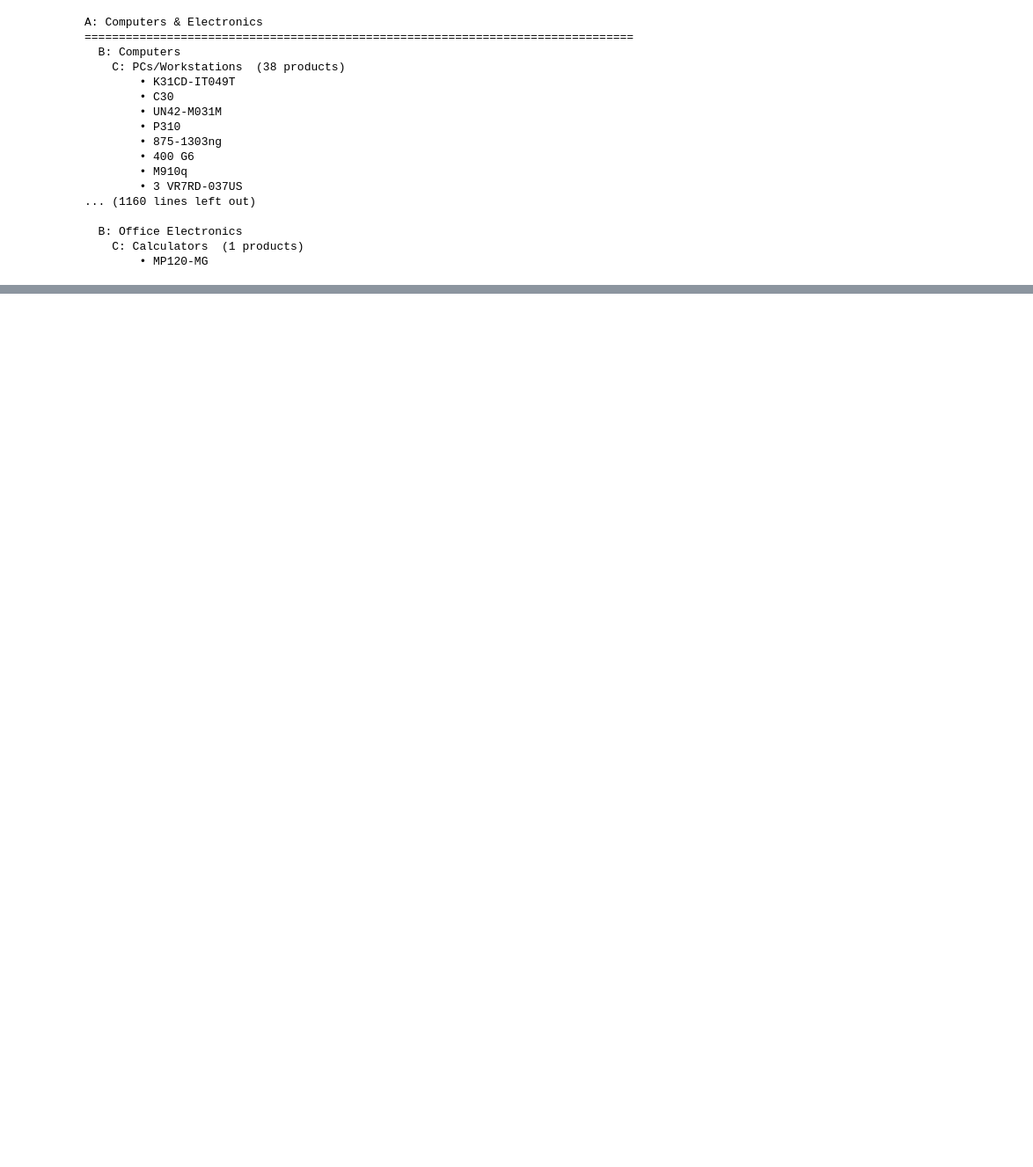
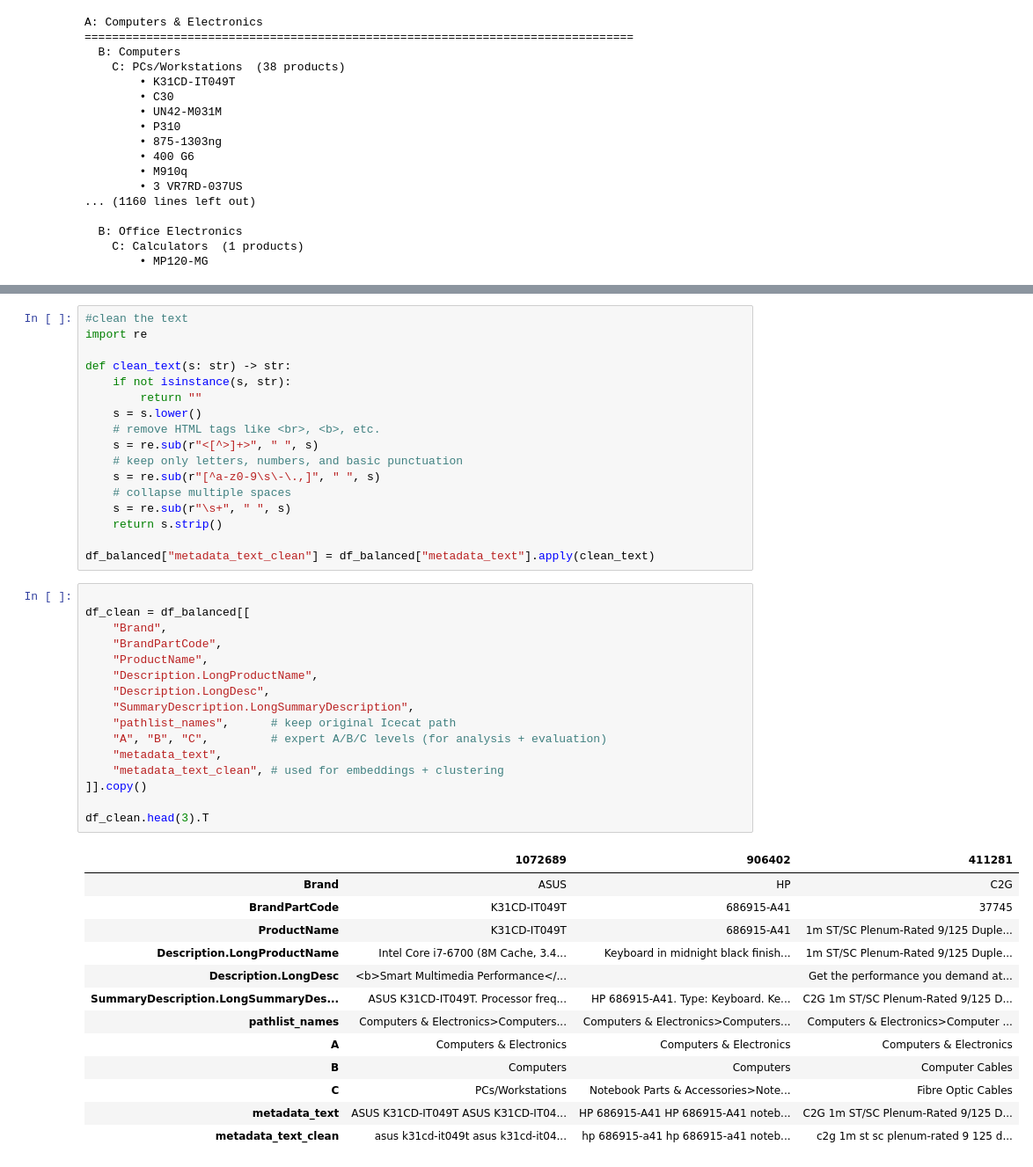
Before and after one commit to AlistairPereira/Taxonomy_Buidling_Textual_Corpora, a Jupyter notebook: prompt_engineering/data/prompt_engineering_exploration.ipynb, the cells around one changed output, grey strips where cells are left out. Shown at 88% size. Saved outputs shown, nothing was run; the diff lists cells and outputs as text; blank space fills up the shorter version.

```diff
--- a/prompt_engineering/data/prompt_engineering_exploration.ipynb
+++ b/prompt_engineering/data/prompt_engineering_exploration.ipynb
@@ -291,0 +515,47 @@ A: Computers & Electronics
+# %%
+#clean the text
+import re
+
+def clean_text(s: str) -> str:
+    if not isinstance(s, str):
+        return ""
+    s = s.lower()
+    # remove HTML tags like <br>, <b>, etc.
+    s = re.sub(r"<[^>]+>", " ", s)
+    # keep only letters, numbers, and basic punctuation
+    s = re.sub(r"[^a-z0-9\s\-\.,]", " ", s)
+    # collapse multiple spaces
+    s = re.sub(r"\s+", " ", s)
+    return s.strip()
+
+df_balanced["metadata_text_clean"] = df_balanced["metadata_text"].apply(clean_text)
+# %%
+
+df_clean = df_balanced[[
+    "Brand",
+    "BrandPartCode",
+    "ProductName",
+    "Description.LongProductName",
+    "Description.LongDesc",
+    "SummaryDescription.LongSummaryDescription",
+    "pathlist_names",      # keep original Icecat path
+    "A", "B", "C",         # expert A/B/C levels (for analysis + evaluation)
+    "metadata_text",
+    "metadata_text_clean", # used for embeddings + clustering
+]].copy()
+
+df_clean.head(3).T
+# %% [output]
+|  | 1072689 | 906402 | 411281 |
+| Brand | ASUS | HP | C2G |
+| BrandPartCode | K31CD-IT049T | 686915-A41 | 37745 |
+| ProductName | K31CD-IT049T | 686915-A41 | 1m ST/SC Plenum-Rated 9/125 Duple... |
+| Description.LongProductName | Intel Core i7-6700 (8M Cache, 3.4... | Keyboard in midnight black finish... | 1m ST/SC Plenum-Rated 9/125 Duple... |
+| Description.LongDesc | <b>Smart Multimedia Performance</... |  | Get the performance you demand at... |
+| SummaryDescription.LongSummaryDes... | ASUS K31CD-IT049T. Processor freq... | HP 686915-A41. Type: Keyboard. Ke... | C2G 1m ST/SC Plenum-Rated 9/125 D... |
+| pathlist_names | Computers & Electronics>Computers... | Computers & Electronics>Computers... | Computers & Electronics>Computer ... |
+| A | Computers & Electronics | Computers & Electronics | Computers & Electronics |
+| B | Computers | Computers | Computer Cables |
+| C | PCs/Workstations | Notebook Parts & Accessories>Note... | Fibre Optic Cables |
+| metadata_text | ASUS K31CD-IT049T ASUS K31CD-IT04... | HP 686915-A41 HP 686915-A41 noteb... | C2G 1m ST/SC Plenum-Rated 9/125 D... |
+| metadata_text_clean | asus k31cd-it049t asus k31cd-it04... | hp 686915-a41 hp 686915-a41 noteb... | c2g 1m st sc plenum-rated 9 125 d... |
```
Also changed, not shown: parts of 22 cells of this notebook.
